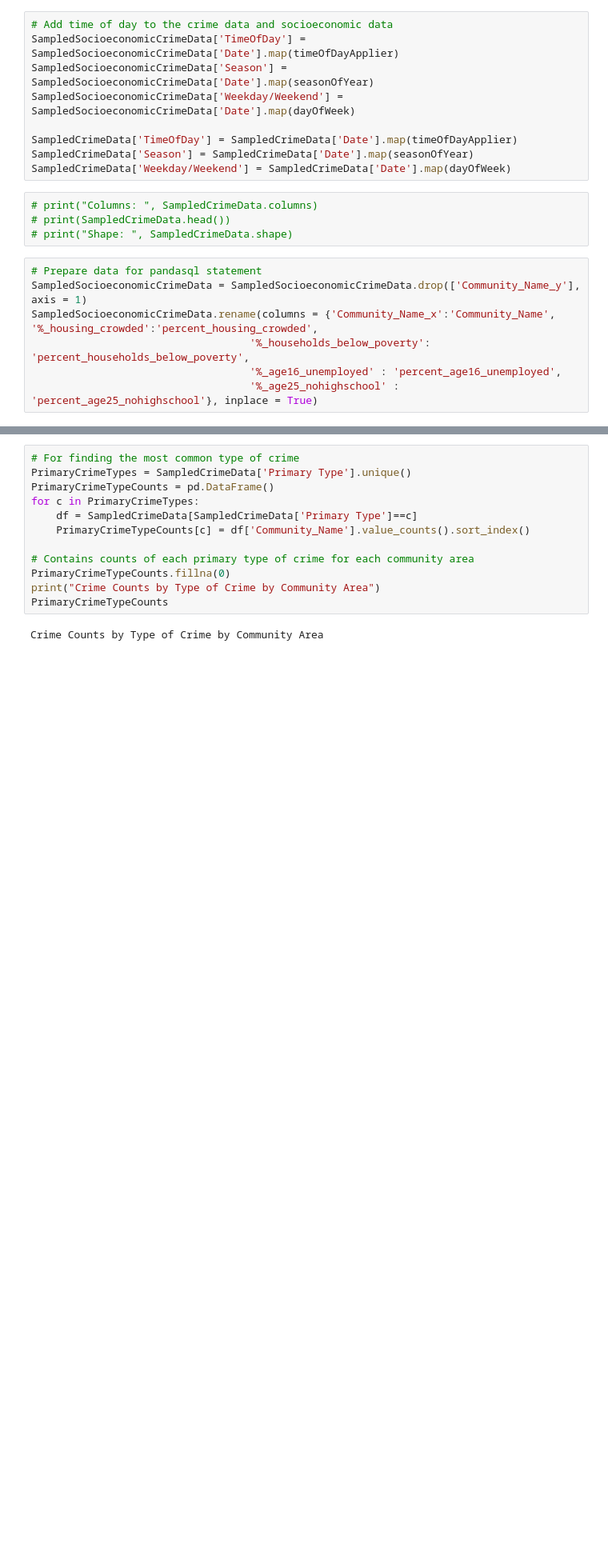
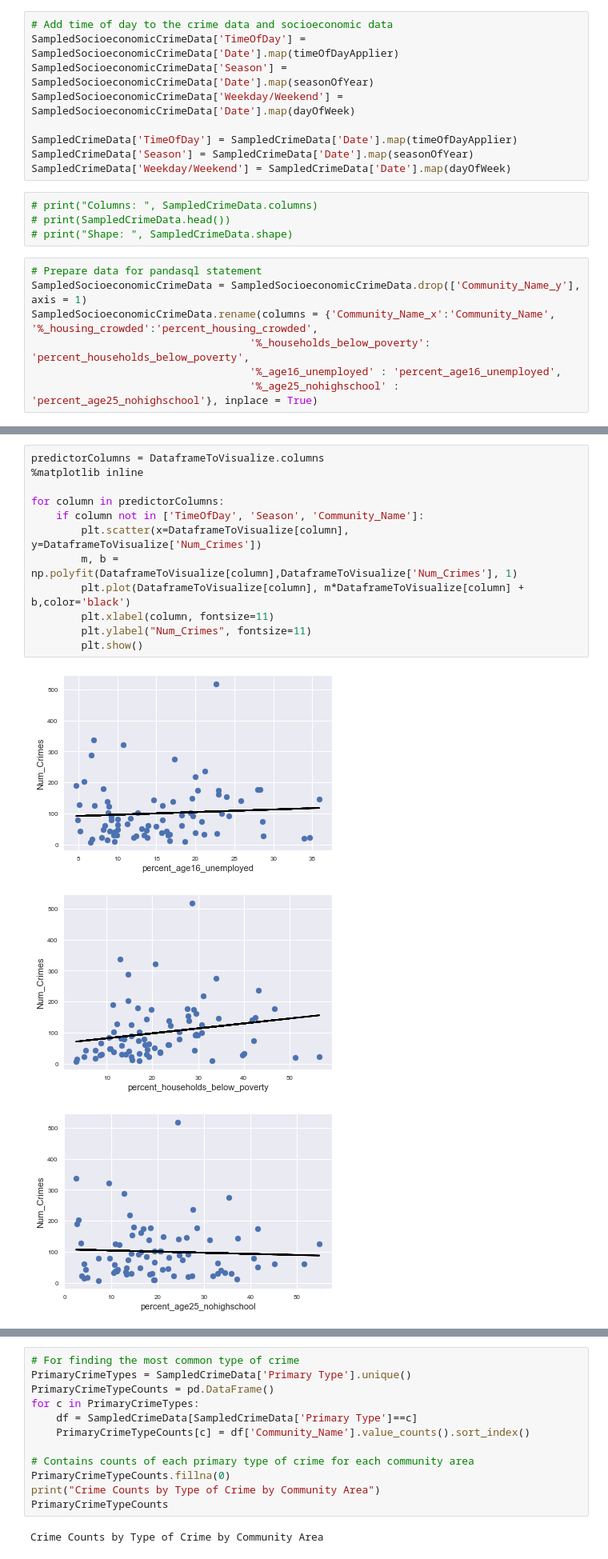
Before and after one commit to busybee333/conda, a Jupyter notebook: CrimeDataExtraction.ipynb, the cells around one changed output, grey strips where cells are left out. Shown at 80% size. Saved outputs shown, nothing was run; the diff lists cells and outputs as text; blank space fills up the shorter version.

Commit message:
Added scatter plots & regression lines for aggregated correlations b/w number of crimes and a predictive attribute

```diff
--- a/CrimeDataExtraction.ipynb
+++ b/CrimeDataExtraction.ipynb
@@ -221,3 +263,19 @@ plt.show()
 # %% [output]
 [interactive output not drawn]
 [interactive output not drawn]
+# %%
+predictorColumns = DataframeToVisualize.columns
+%matplotlib inline
+
+for column in predictorColumns:
+    if column not in ['TimeOfDay', 'Season', 'Community_Name']:
+        plt.scatter(x=DataframeToVisualize[column], y=DataframeToVisualize['Num_Crimes'])
+        m, b = np.polyfit(DataframeToVisualize[column],DataframeToVisualize['Num_Crimes'], 1)
+        plt.plot(DataframeToVisualize[column], m*DataframeToVisualize[column] + b,color='black')
+        plt.xlabel(column, fontsize=11)
+        plt.ylabel("Num_Crimes", fontsize=11)
+        plt.show()
+# %% [output]
+[figure, added]
+[figure, added]
+[figure, added]
```
Also changed, not shown: parts of 2 cells of this notebook.
